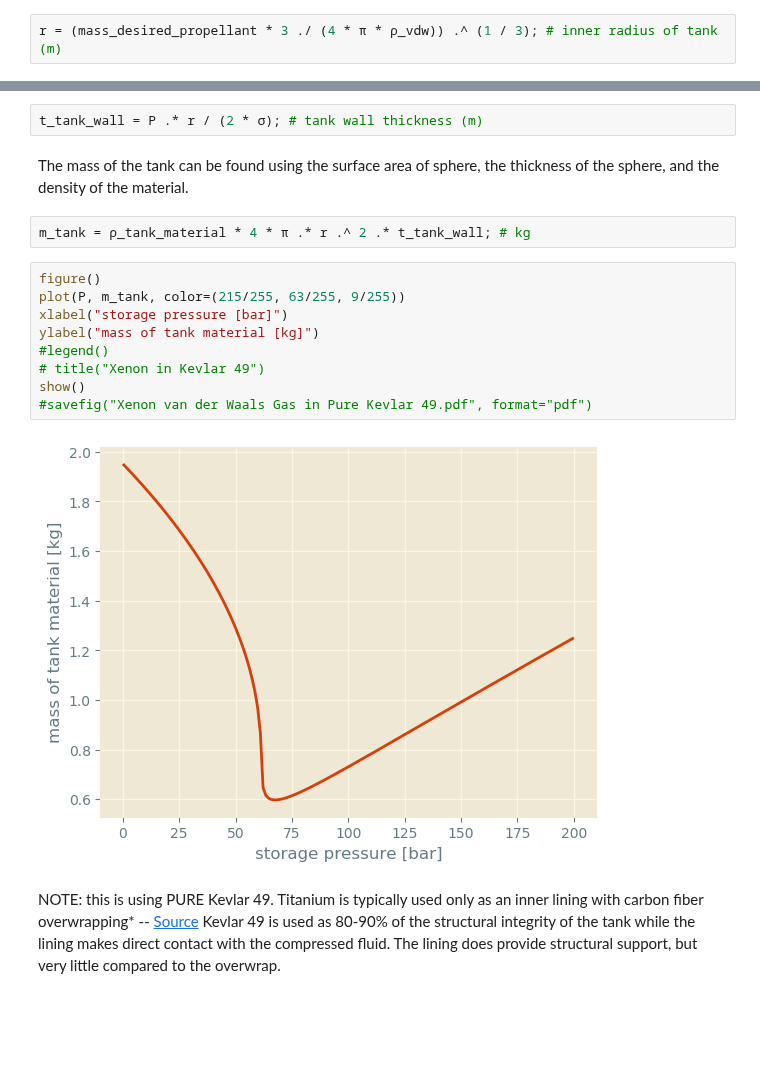
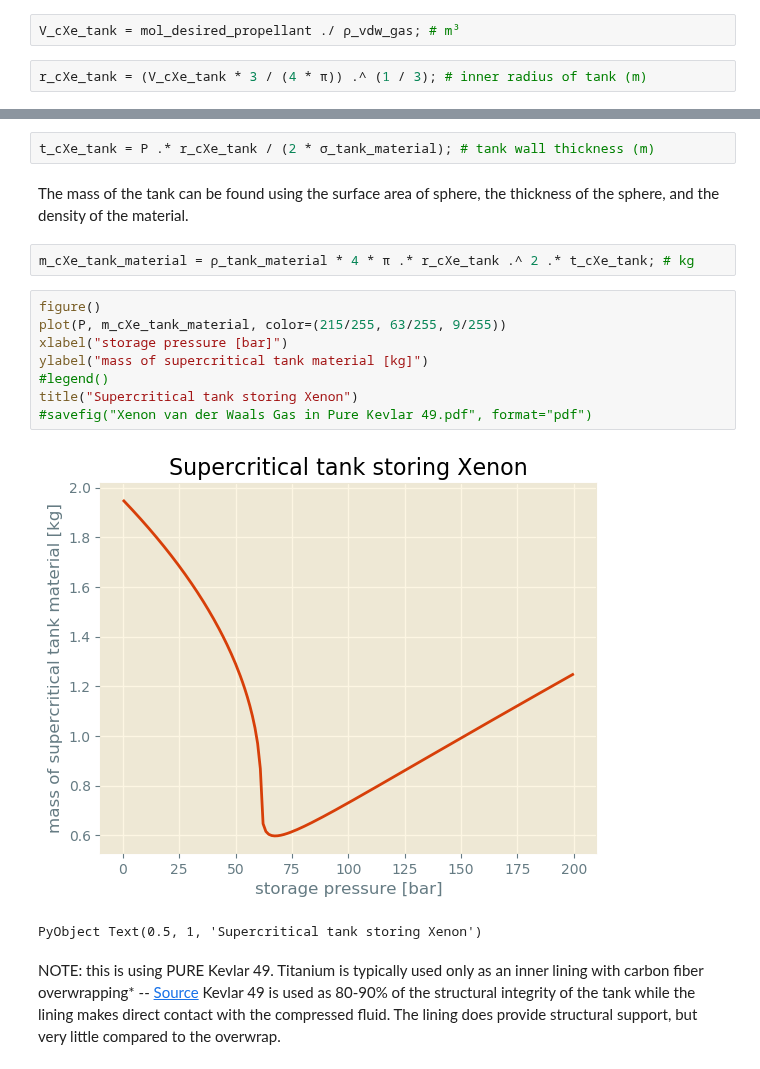
Before and after one commit to SimonEnsemble/PropellantStorage, a Jupyter notebook: Xe_Propellant_Storage.ipynb, the cells around one changed output, grey strips where cells are left out. Saved outputs shown, nothing was run; the diff lists cells and outputs as text; blank space fills up the shorter version.

```diff
--- a/Xe_Propellant_Storage.ipynb
+++ b/Xe_Propellant_Storage.ipynb
@@ -71,8 +72,10 @@ const σ = 28000.0 # yield strength of Kevlar 49 (bar)
 Volume of the tank must be equal to the volume of propellant (of course). This allows us to, given a propellant storage density $\rho_p$, compute the radius of the spherical tank needed.
 
 $4/3 \pi  r ^ 3 = m_p / \rho_{vdw}$
+# %%
+V_cXe_tank = mol_desired_propellant ./ ρ_vdw_gas; # m³
 # %%
-r = (mass_desired_propellant * 3 ./ (4 * π * ρ_vdw)) .^ (1 / 3); # inner radius of tank (m)
+r_cXe_tank = (V_cXe_tank * 3 / (4 * π)) .^ (1 / 3); # inner radius of tank (m)
 # %% [markdown]
 Minimum wall thickness required to contain the pressure of supercritical fluid. Thickness is found using the free-body diagram of a spherical, thin-walled tank. By taking the force of the fluid over a cross-sectional area ($P \pi  r ^ 2$) set equal to the force of the tank walls over the circumference, including the yield strength and thickness of the wall ($2 \pi  r \sigma  t$). We then isolate $t$ to solve for the thickness.
 
@@ -80,22 +83,22 @@ Minimum wall thickness required to contain the pressure of supercritical fluid.
 2 \pi  r \sigma  t=P \pi  r ^ 2
 \end{equation}
 # %%
-t_tank_wall = P .* r / (2 * σ); # tank wall thickness (m)
+t_cXe_tank = P .* r_cXe_tank / (2 * σ_tank_material); # tank wall thickness (m)
 # %% [markdown]
 The mass of the tank can be found using the surface area of sphere, the thickness of the sphere, and the density of the material.
 # %%
-m_tank = ρ_tank_material * 4 * π .* r .^ 2 .* t_tank_wall; # kg
+m_cXe_tank_material = ρ_tank_material * 4 * π .* r_cXe_tank .^ 2 .* t_cXe_tank; # kg
 # %%
 figure()
-plot(P, m_tank, color=(215/255, 63/255, 9/255))
+plot(P, m_cXe_tank_material, color=(215/255, 63/255, 9/255))
 xlabel("storage pressure [bar]")
-ylabel("mass of tank material [kg]")
+ylabel("mass of supercritical tank material [kg]")
 #legend()
-# title("Xenon in Kevlar 49")
-show()
+title("Supercritical tank storing Xenon")
 #savefig("Xenon van der Waals Gas in Pure Kevlar 49.pdf", format="pdf")
 # %% [output]
-[figure, old version]
+[figure, new version]
+PyObject Text(0.5, 1, 'Supercritical tank storing Xenon')
 # %% [markdown]
 NOTE: this is using PURE Kevlar 49. Titanium is typically used only as an inner lining with carbon fiber overwrapping* -- [Source](https://doi.org/10.2514/6.2000-3677)
 Kevlar 49 is used as 80-90% of the structural integrity of the tank while the lining makes direct contact with the compressed fluid. The lining does provide structural support, but very little compared to the overwrap.
```
Also changed, not shown: parts of 26 cells of this notebook.
